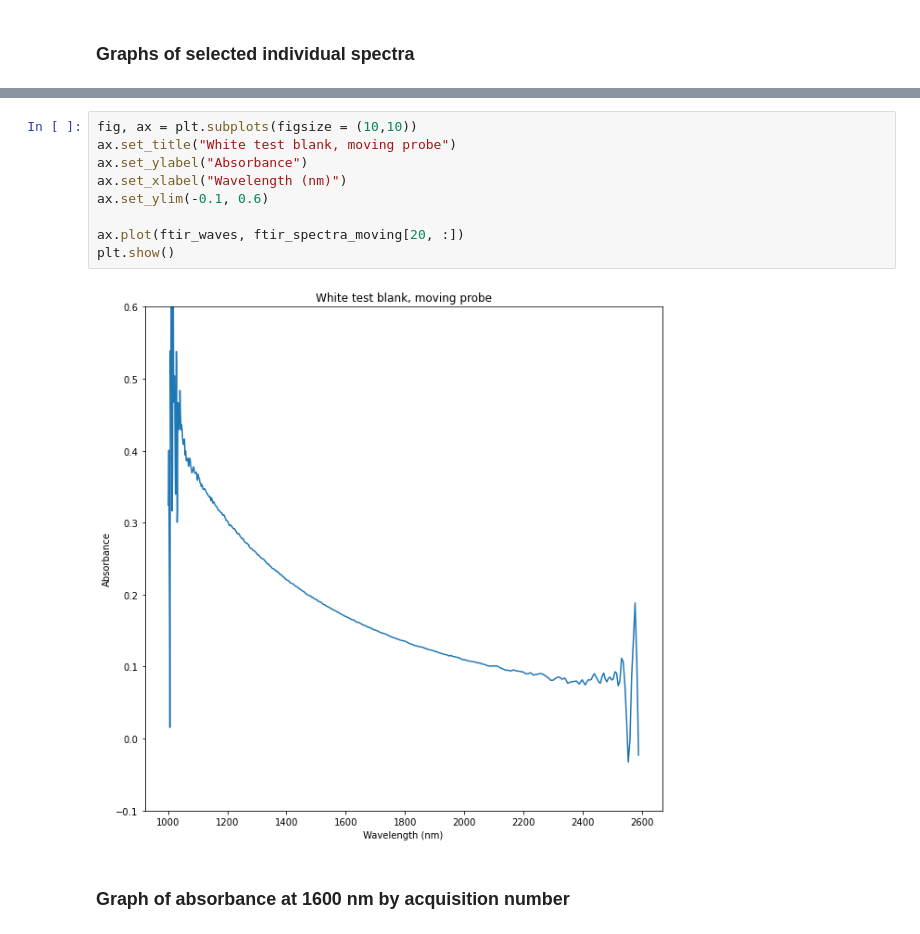
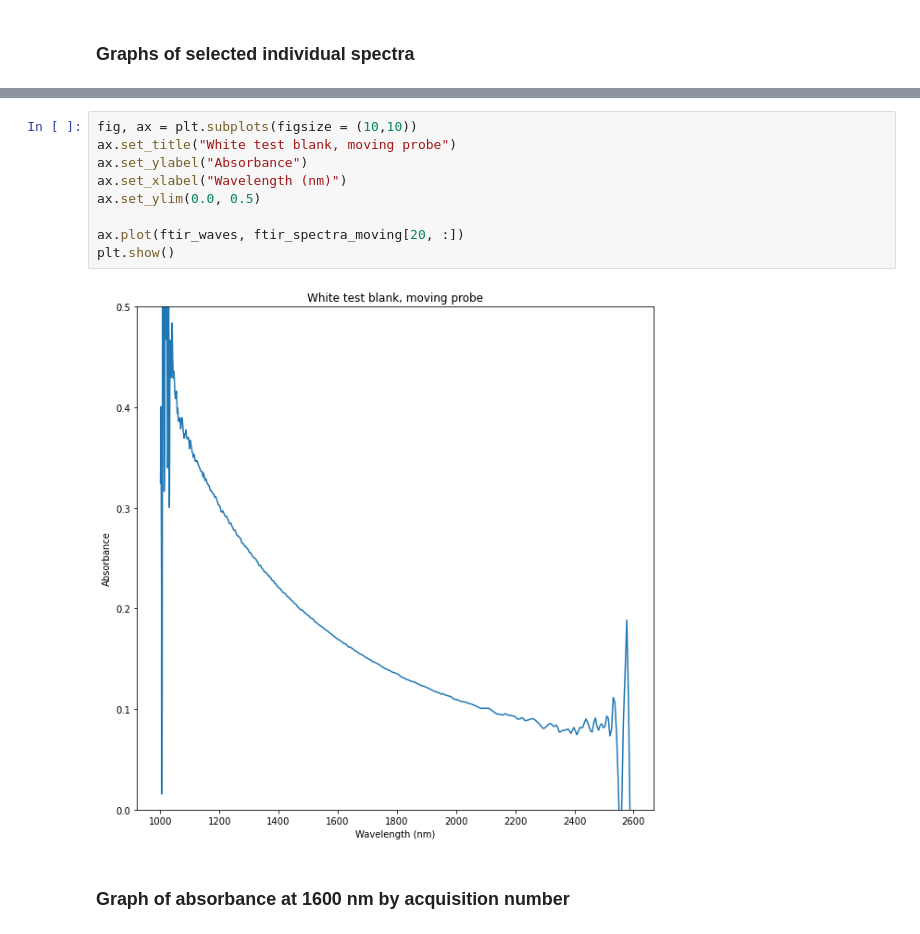
Before and after one commit to barrett3210/h5py_more_practice, a Jupyter notebook: White_test_blank_vis_ftirengine.ipynb, the cells around one changed output, grey strips where cells are left out. Drawn from its saved outputs; the diff is of its cells as text.

```diff
--- a/White_test_blank_vis_ftirengine.ipynb
+++ b/White_test_blank_vis_ftirengine.ipynb
@@ -287,14 +287,14 @@ plt.show()
 # %%
 fig, ax = plt.subplots(figsize = (10,10))
 ax.set_title("White test blank, moving probe")
 ax.set_ylabel("Absorbance")
 ax.set_xlabel("Wavelength (nm)")
-ax.set_ylim(-0.1, 0.6)
+ax.set_ylim(0.0, 0.5)
 
 ax.plot(ftir_waves, ftir_spectra_moving[20, :])
 plt.show()
 # %% [output]
-[figure, old version]
+[figure, new version]
 # %% [markdown]
 ### Graph of absorbance at 1600 nm by acquisition number
 # %%
```
Also changed, not shown: parts of 4 cells of this notebook, 4 other files.
